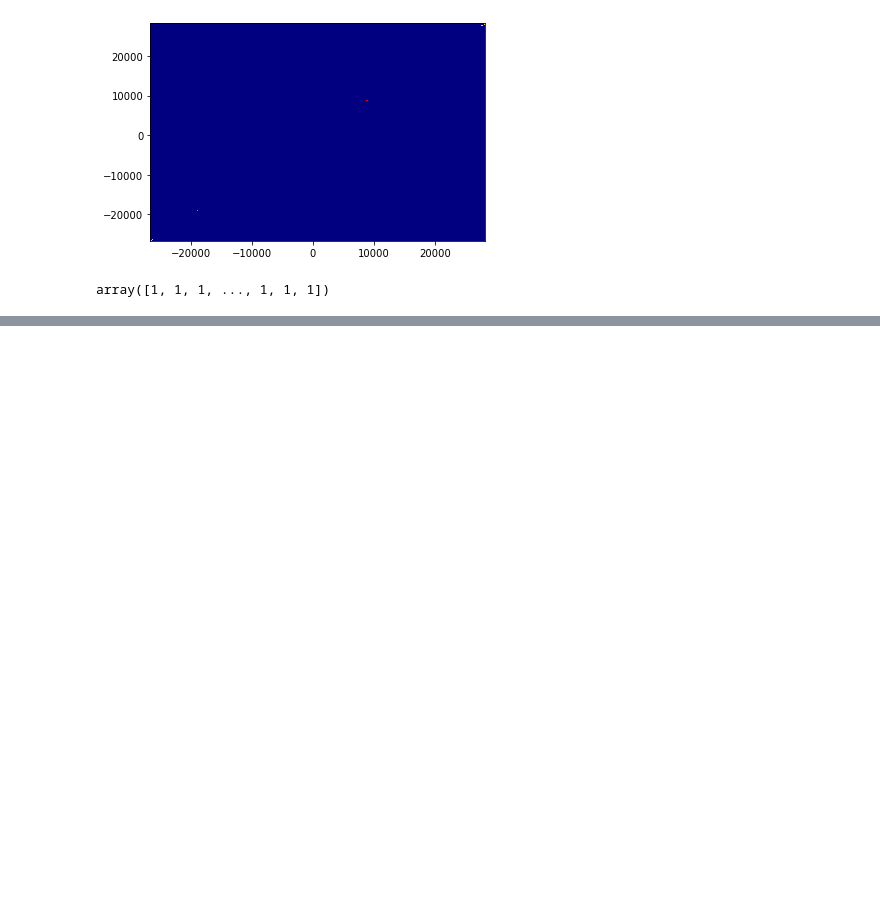
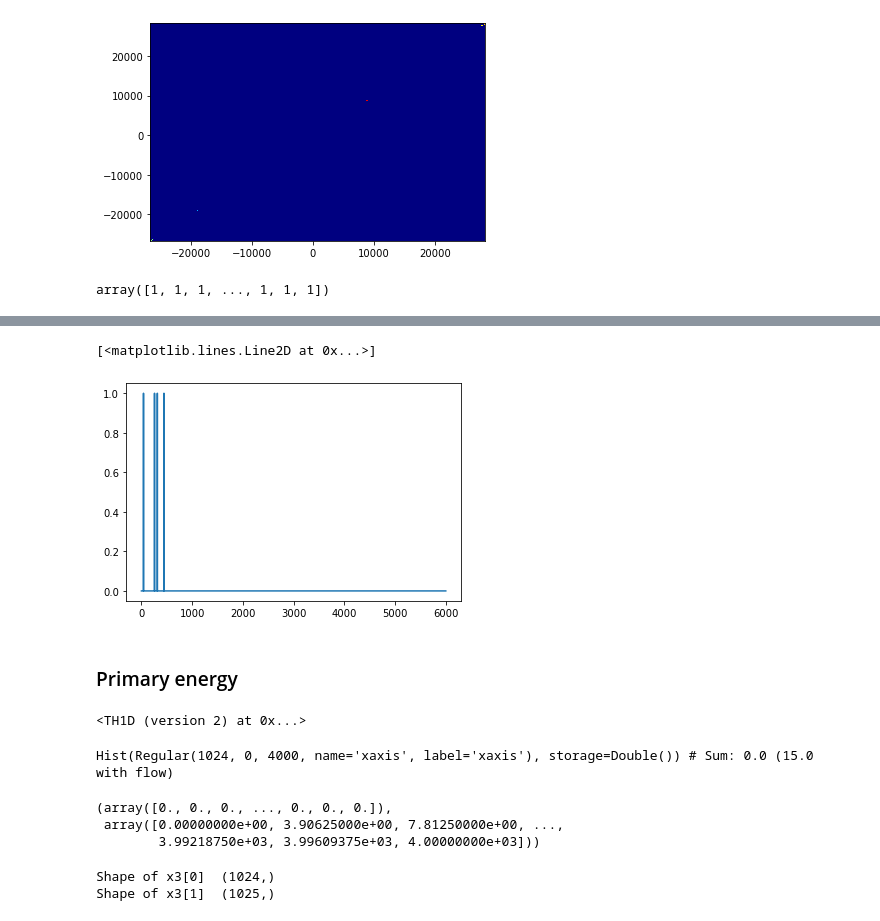
Before and after one commit to starkgines/Tesis, a Jupyter notebook: Research/Data exploration.ipynb, the cells around one changed output, grey strips where cells are left out. Saved outputs shown, nothing was run; the diff lists cells and outputs as text; code cells hidden in the pictures; blank space fills up the shorter version.

```diff
--- a/Research/Data exploration.ipynb
+++ b/Research/Data exploration.ipynb
@@ -86,0 +147,7 @@ plt.show()
+# %%
+plt.plot(x[1][0:6000],x[0],'-')
+# %% [output]
+[<matplotlib.lines.Line2D at 0x...>]
+[figure, added]
+# %% [markdown]
+### Primary energy
@@ -86,0 +156,21 @@ plt.show()
+# %%
+branch3
+# %% [output]
+<TH1D (version 2) at 0x...>
+# %%
+branch3.to_hist(metadata={'name': 'fName', 'title': 'fTitle'}, axis_metadata={'name': 'fName', 'title': 'fTitle'})
+# %% [output]
+Hist(Regular(1024, 0, 4000, name='xaxis', label='xaxis'), storage=Double()) # Sum: 0.0 (15.0 with flow)
+# %%
+x3=branch3.to_numpy(flow=False, dd=False)
+x3
+# %% [output]
+(array([0., 0., 0., ..., 0., 0., 0.]),
+ array([0.00000000e+00, 3.90625000e+00, 7.81250000e+00, ...,
+        3.99218750e+03, 3.99609375e+03, 4.00000000e+03]))
+# %%
+print("Shape of x3[0] ",x3[0].shape)
+print("Shape of x3[1] ",x3[1].shape)
+# %% [output]
+Shape of x3[0]  (1024,)
+Shape of x3[1]  (1025,)
```
Also changed, not shown: parts of 51 cells of this notebook, 6 other files.
